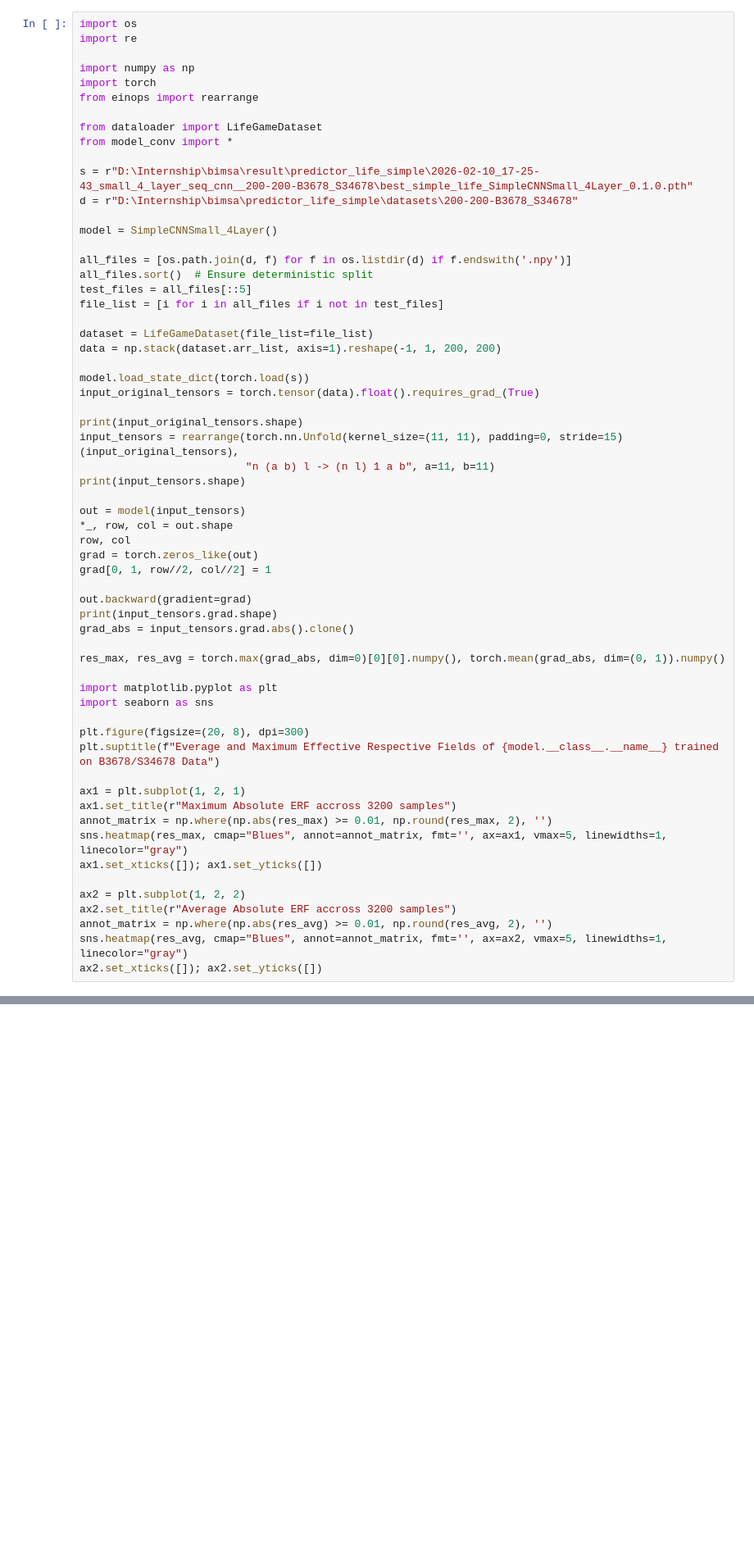
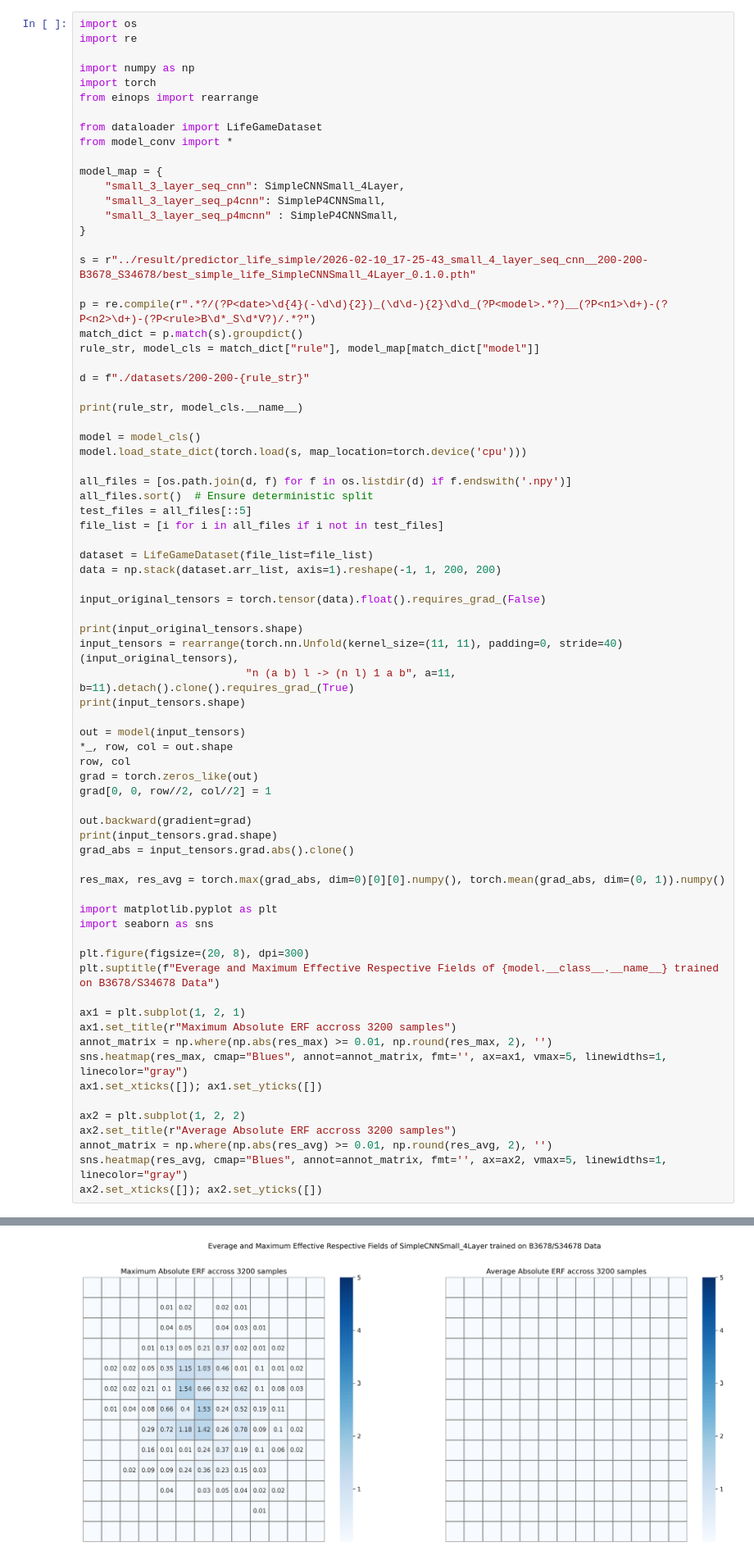
Before and after one commit to hrjtju/BIMSA, a Jupyter notebook: predictor_life_simple/check_erf.ipynb, the cells around one changed output, grey strips where cells are left out. Shown at 82% size. Cells and saved outputs as stored; diff of their text form; blank space fills up the shorter version.

```diff
--- a/predictor_life_simple/check_erf.ipynb
+++ b/predictor_life_simple/check_erf.ipynb
@@ -9,10 +9,24 @@ from einops import rearrange
 from dataloader import LifeGameDataset
 from model_conv import *
 
-s = r"D:\Internship\bimsa\result\predictor_life_simple\2026-02-10_17-25-43_small_4_layer_seq_cnn__200-200-B3678_S34678\best_simple_life_SimpleCNNSmall_4Layer_0.1.0.pth"
-d = r"D:\Internship\bimsa\predictor_life_simple\datasets\200-200-B3678_S34678"
+model_map = {
+    "small_3_layer_seq_cnn": SimpleCNNSmall_4Layer,
+    "small_3_layer_seq_p4cnn": SimpleP4CNNSmall,
+    "small_3_layer_seq_p4mcnn" : SimpleP4CNNSmall,
+}
 
-model = SimpleCNNSmall_4Layer()
+s = r"../result/predictor_life_simple/2026-02-10_17-25-43_small_4_layer_seq_cnn__200-200-B3678_S34678/best_simple_life_SimpleCNNSmall_4Layer_0.1.0.pth"
+
+p = re.compile(r".*?/(?P<date>\d{4}(-\d\d){2})_(\d\d-){2}\d\d_(?P<model>.*?)__(?P<n1>\d+)-(?P<n2>\d+)-(?P<rule>B\d*_S\d*V?)/.*?")
+match_dict = p.match(s).groupdict()
+rule_str, model_cls = match_dict["rule"], model_map[match_dict["model"]]
+
+d = f"./datasets/200-200-{rule_str}"
+
+print(rule_str, model_cls.__name__)
+
+model = model_cls()
+model.load_state_dict(torch.load(s, map_location=torch.device('cpu')))
 
 all_files = [os.path.join(d, f) for f in os.listdir(d) if f.endswith('.npy')]
 all_files.sort()  # Ensure deterministic split
@@ -22,19 +36,18 @@ file_list = [i for i in all_files if i not in test_files]
 dataset = LifeGameDataset(file_list=file_list)
 data = np.stack(dataset.arr_list, axis=1).reshape(-1, 1, 200, 200)
 
-model.load_state_dict(torch.load(s))
-input_original_tensors = torch.tensor(data).float().requires_grad_(True)
+input_original_tensors = torch.tensor(data).float().requires_grad_(False)
 
 print(input_original_tensors.shape)
-input_tensors = rearrange(torch.nn.Unfold(kernel_size=(11, 11), padding=0, stride=15)(input_original_tensors),
-                          "n (a b) l -> (n l) 1 a b", a=11, b=11)
+input_tensors = rearrange(torch.nn.Unfold(kernel_size=(11, 11), padding=0, stride=40)(input_original_tensors),
+                          "n (a b) l -> (n l) 1 a b", a=11, b=11).detach().clone().requires_grad_(True)
 print(input_tensors.shape)
 
 out = model(input_tensors)
 *_, row, col = out.shape
 row, col
 grad = torch.zeros_like(out)
-grad[0, 1, row//2, col//2] = 1
+grad[0, 0, row//2, col//2] = 1
 
 out.backward(gradient=grad)
 print(input_tensors.grad.shape)
@@ -65,0 +81 @@ AttributeError: 'NoneType' object has no attribute 'shape'
+[figure, added]
```
Also changed, not shown: parts of 5 cells of this notebook, 1 other file.
